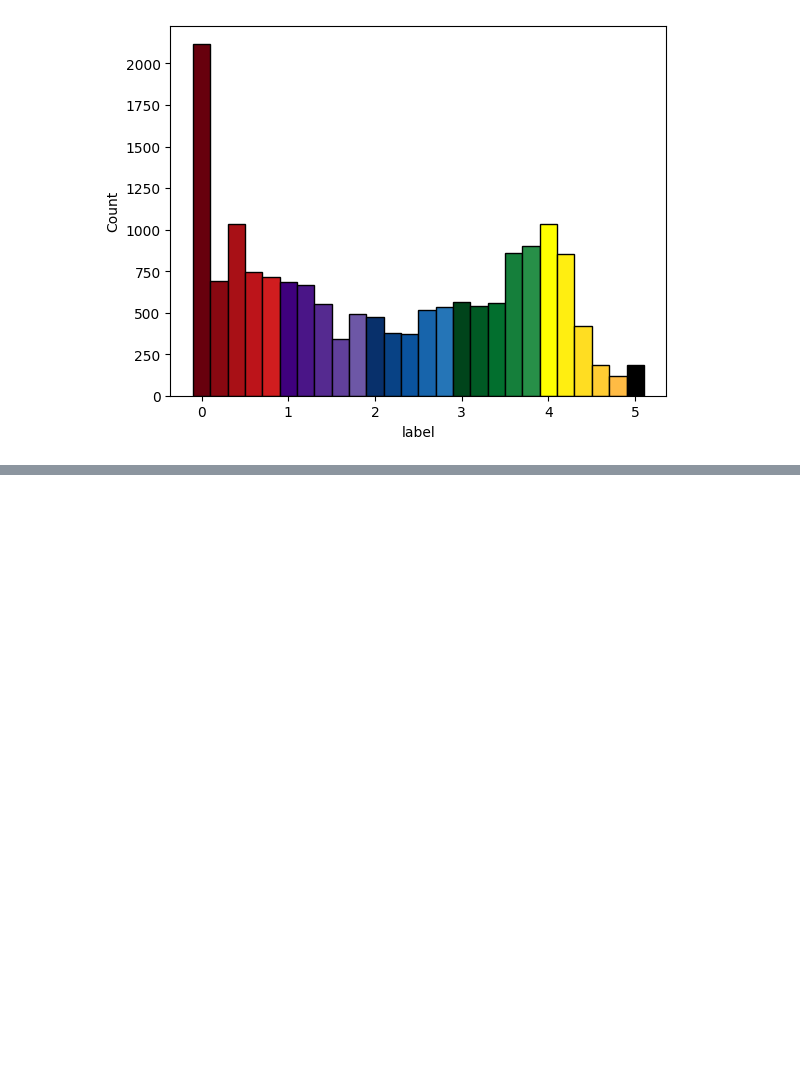
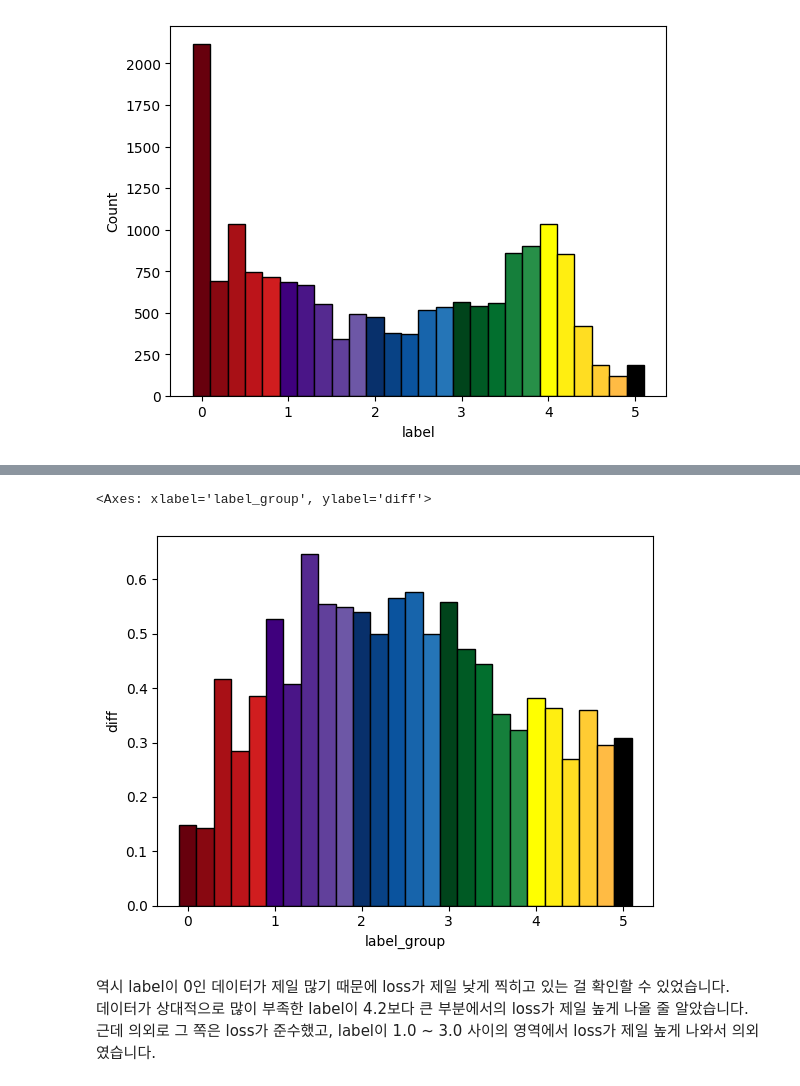
Before and after one commit to boostcampaitech7/level1-semantictextsimilarity-nlp-01, a Jupyter notebook: notebooks/train-after-swap.ipynb, the cells around one changed output, grey strips where cells are left out. Saved outputs shown, nothing was run; the diff lists cells and outputs as text; code cells hidden in the pictures; blank space fills up the shorter version.

```diff
--- a/notebooks/train-after-swap.ipynb
+++ b/notebooks/train-after-swap.ipynb
@@ -29,0 +48,14 @@ fig = eda.vizLabel(labels)
+# %%
+dev_predict = pd.read_csv('./output.csv')
+dev_label = pd.read_csv('./data/dev.csv')
+dev = pd.merge(dev_label, dev_predict, on='id')
+dev['diff'] = abs(dev['label'] - dev['target'])
+# %%
+fig_loss = eda.vizL1LossForLabel(dev)
+# %% [output]
+<Axes: xlabel='label_group', ylabel='diff'>
+[figure, added]
+# %% [markdown]
+역시 label이 0인 데이터가 제일 많기 때문에 loss가 제일 낮게 찍히고 있는 걸 확인할 수 있었습니다.
+데이터가 상대적으로 많이 부족한 label이 4.2보다 큰 부분에서의 loss가 제일 높게 나올 줄 알았습니다.
+근데 의외로 그 쪽은 loss가 준수했고, label이 1.0 ~ 3.0 사이의 영역에서 loss가 제일 높게 나와서 의외였습니다.
```
Also changed, not shown: parts of 6 cells of this notebook, 1 other file.
